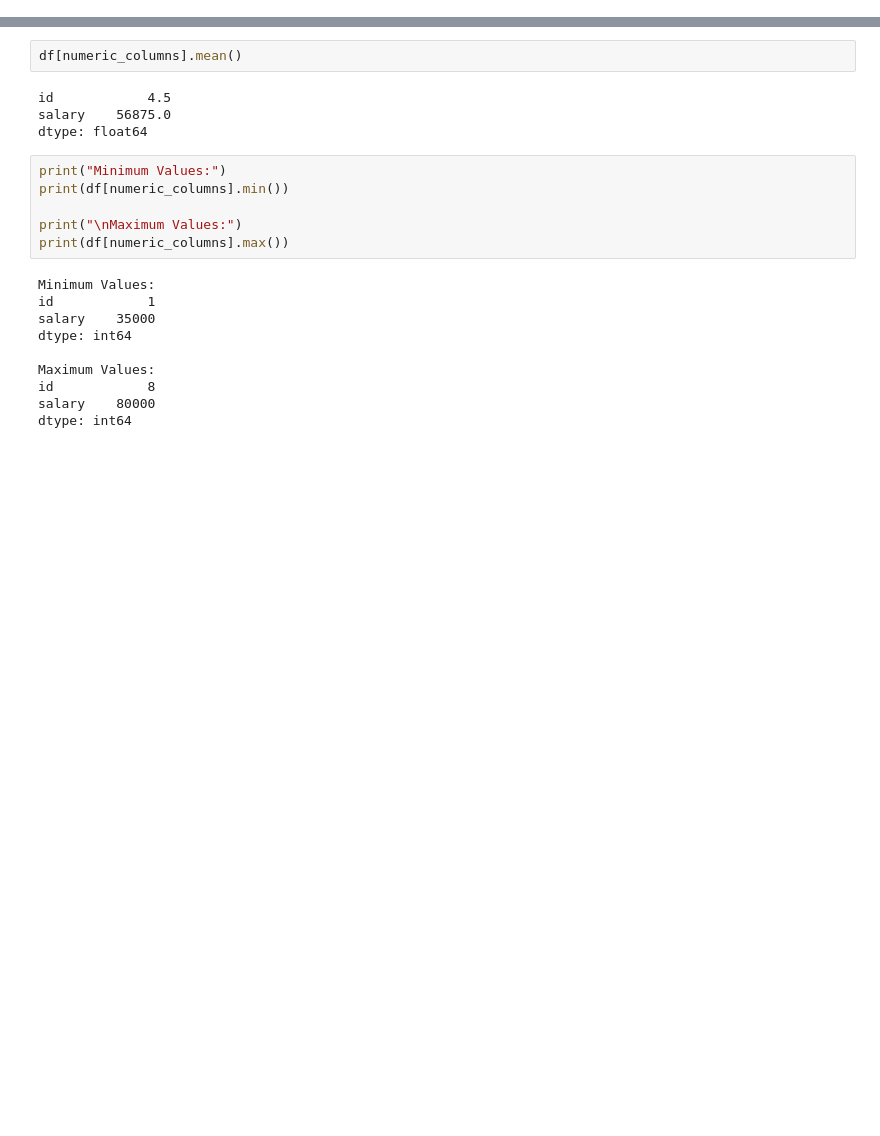
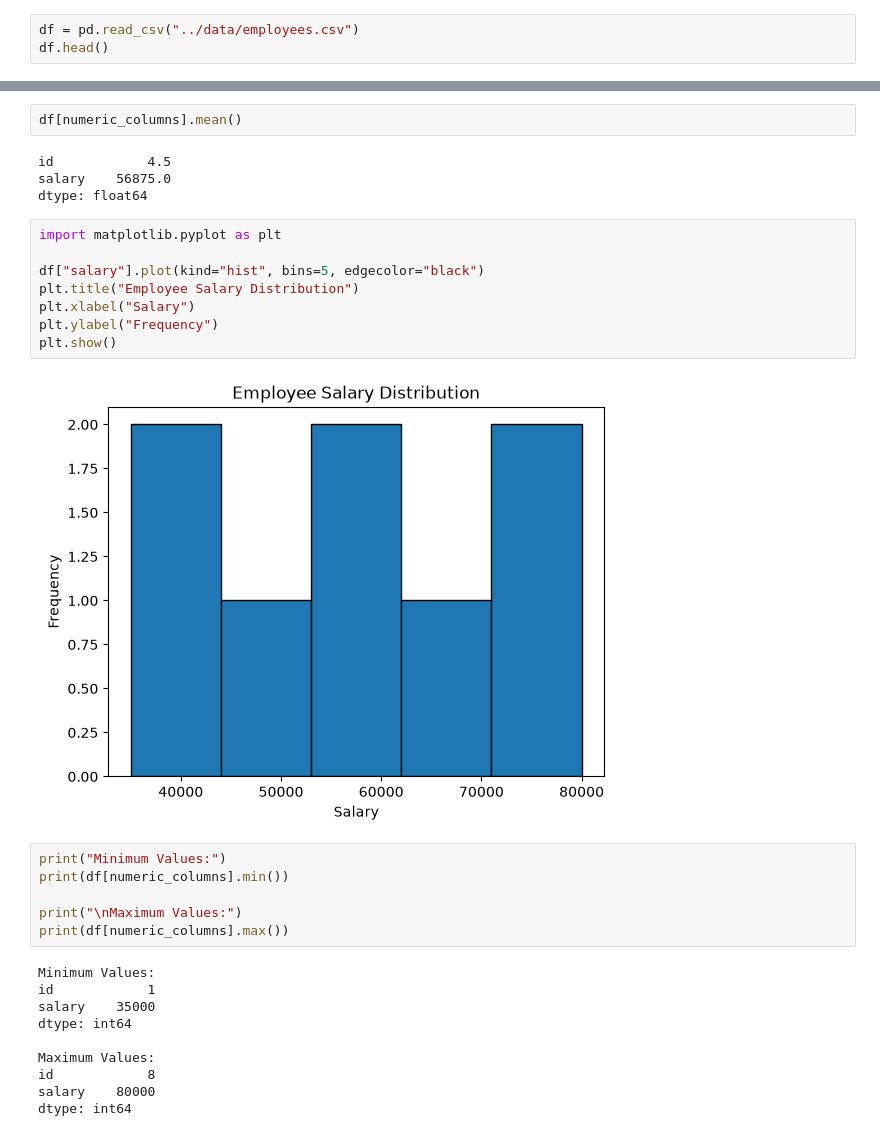
Before and after one commit to jerin5AK/week1_assessment, a Jupyter notebook: notebooks/analysis.ipynb, the cells around one changed output, grey strips where cells are left out. Drawn from its saved outputs; the diff is of its cells as text; blank space fills up the shorter version.

Commit message:
Complete employee data analysis

```diff
--- a/notebooks/analysis.ipynb
+++ b/notebooks/analysis.ipynb
@@ -92,3 +115,6 @@ df.describe(include="all")
 print("Duplicate Rows:", df.duplicated().sum())
 # %% [output]
 Duplicate Rows: 0
+# %%
+df = pd.read_csv("../data/employees.csv")
+df.head()
@@ -131,6 +227,16 @@ df[numeric_columns].mean()
 id            4.5
 salary    56875.0
 dtype: float64
+# %%
+import matplotlib.pyplot as plt
+
+df["salary"].plot(kind="hist", bins=5, edgecolor="black")
+plt.title("Employee Salary Distribution")
+plt.xlabel("Salary")
+plt.ylabel("Frequency")
+plt.show()
+# %% [output]
+[figure, added]
 # %%
 print("Minimum Values:")
 print(df[numeric_columns].min())
```
Also changed, not shown: parts of 13 cells of this notebook.
